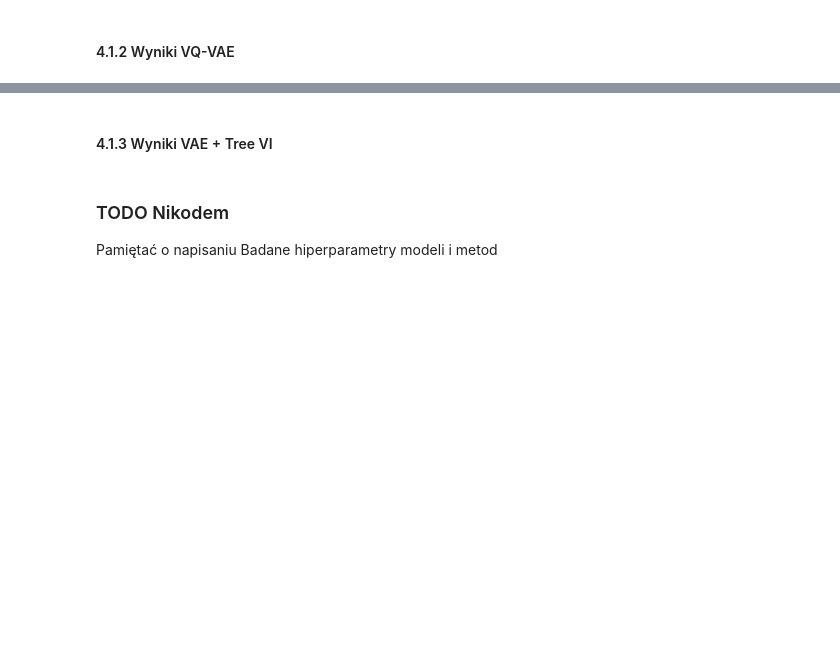
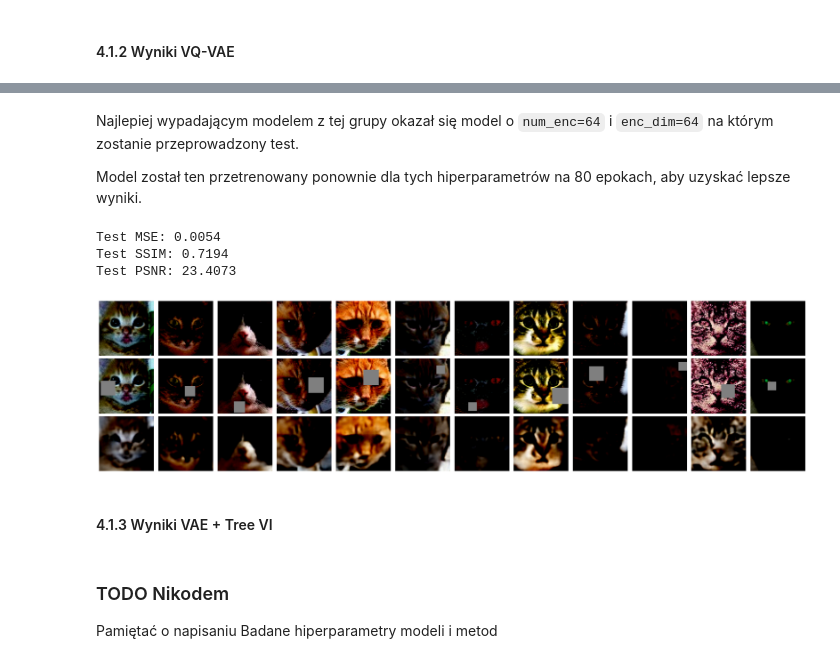
Before and after one commit to TytanMikJas/Inpainting, a Jupyter notebook: research_raport.ipynb, the cells around one changed output, grey strips where cells are left out. Cells and saved outputs as stored; diff of their text form; code cells hidden in the pictures; blank space fills up the shorter version.

```diff
--- a/research_raport.ipynb
+++ b/research_raport.ipynb
@@ -284,3 +335,37 @@ Pamiętać o napisaniu Badane hiperparametry modeli i metod
+# %% [markdown]
+Najlepiej wypadającym modelem z tej grupy okazał się model o `num_enc=64` i `enc_dim=64` na którym zostanie przeprowadzony test.
+
+Model został ten przetrenowany ponownie dla tych hiperparametrów na 80 epokach, aby uzyskać lepsze wyniki.
+# %%
+from src.models.vqvae.VQVAE import VQVAE
+
+model = VQVAE(
+    input_dim=3,
+    hidden_dim=128,
+    residual_hiddens=64,
+    num_residual_layers=2,
+    num_embeddings=256,
+    embedding_dim=64,
+    commitment_cost=0.25,
+    device=device
+)
+
+model.load_state_dict(
+    torch.load("models/reconstruction/vqvae/vqvae_layers2_ne256_ed64.pt", map_location=device)
+)
+
+evaluate_model(model, test_dataloader, device)
+# %% [output]
+Test MSE: 0.0054
+Test SSIM: 0.7194
+Test PSNR: 23.4073
+# %%
+with torch.no_grad():
+    reconstructed = model(mask_imgs)
+
+show_images(original_imgs, mask_imgs, reconstructed["recon"], n=12)
+# %% [output]
+[figure, added]
 # %% [markdown]
 #### 4.1.3 Wyniki VAE + Tree VI
 # %% [markdown]
```
Also changed, not shown: parts of 30 cells of this notebook, 4 other files.
